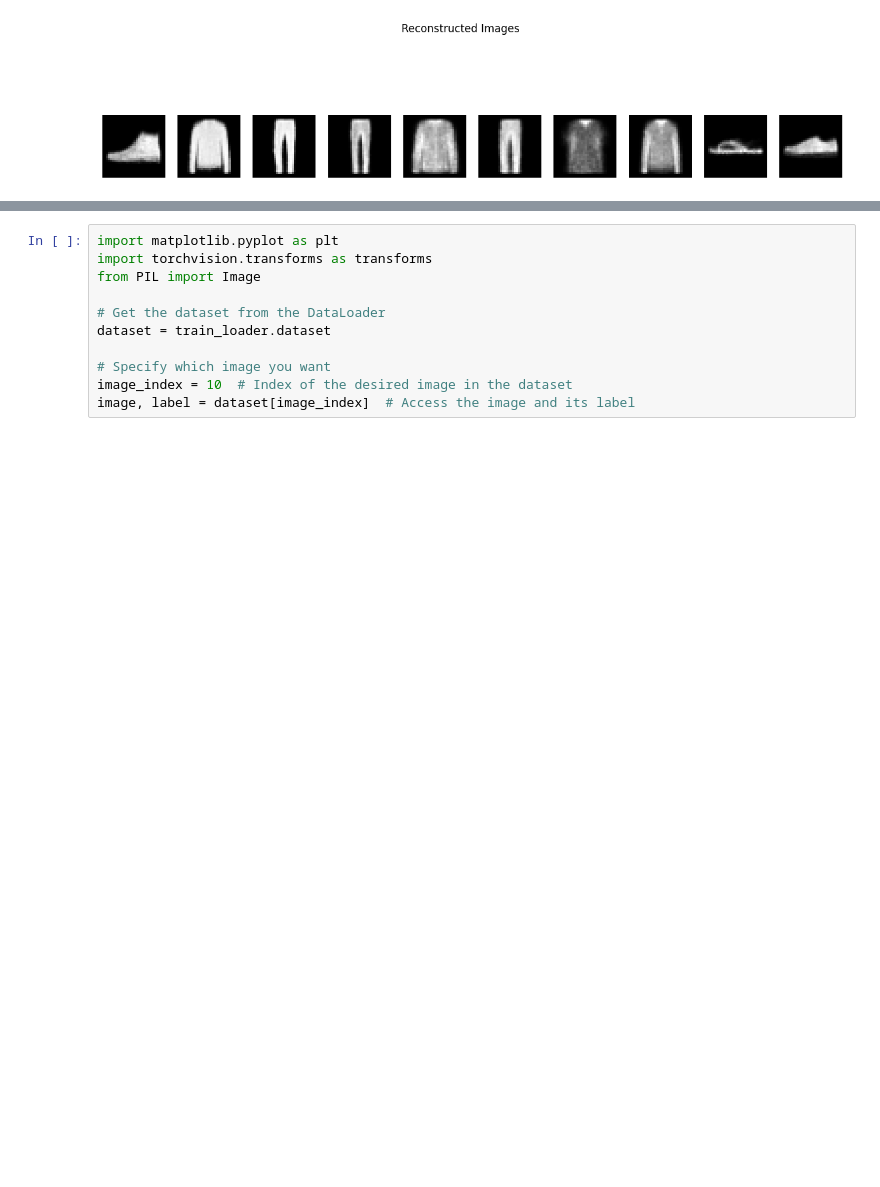
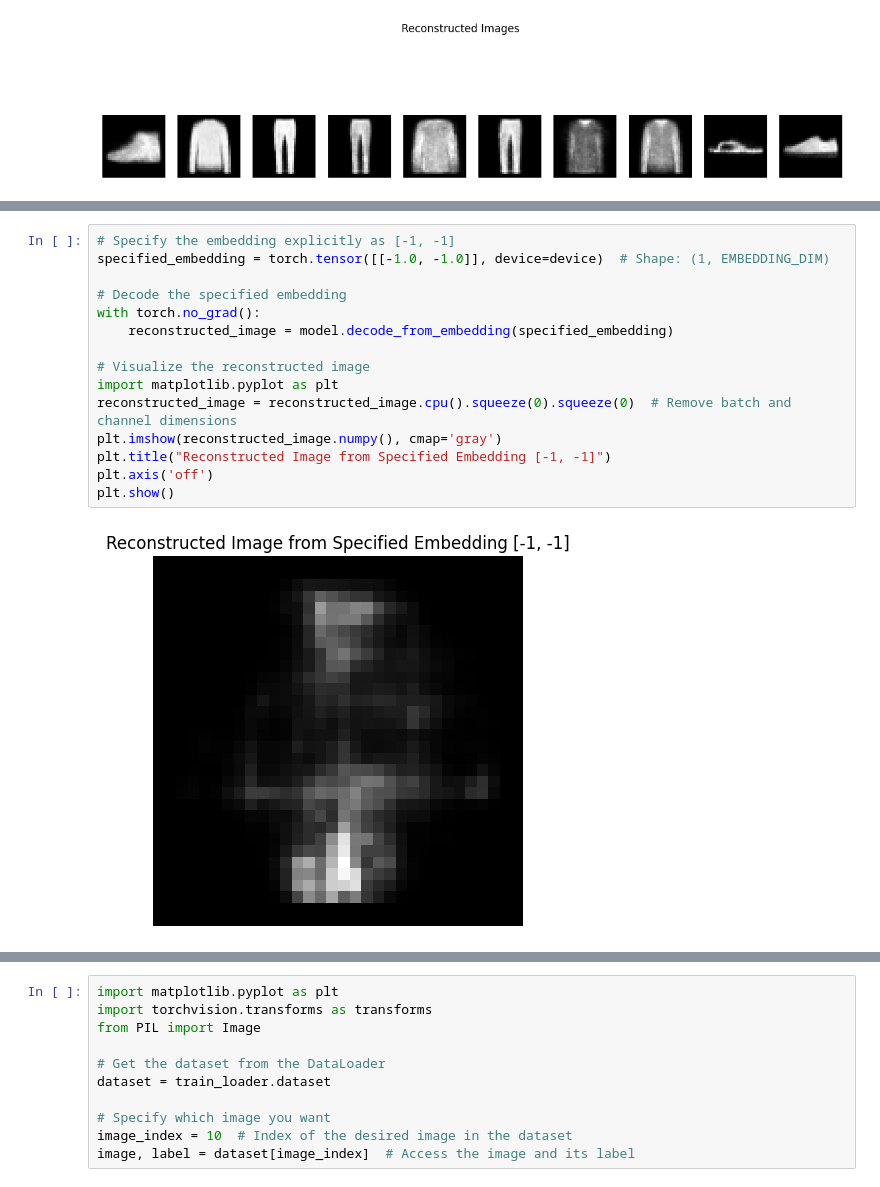
Before and after one commit to runtorain/GenerativeDeepLearning, a Jupyter notebook: 03_VAE_AutoEndcoder.ipynb, the cells around one changed output, grey strips where cells are left out. Saved outputs shown, nothing was run; the diff lists cells and outputs as text; blank space fills up the shorter version.

```diff
--- a/03_VAE_AutoEndcoder.ipynb
+++ b/03_VAE_AutoEndcoder.ipynb
@@ -242,0 +367,17 @@ plt.show()
+# %%
+# Specify the embedding explicitly as [-1, -1]
+specified_embedding = torch.tensor([[-1.0, -1.0]], device=device)  # Shape: (1, EMBEDDING_DIM)
+
+# Decode the specified embedding
+with torch.no_grad():
+    reconstructed_image = model.decode_from_embedding(specified_embedding)
+
+# Visualize the reconstructed image
+import matplotlib.pyplot as plt
+reconstructed_image = reconstructed_image.cpu().squeeze(0).squeeze(0)  # Remove batch and channel dimensions
+plt.imshow(reconstructed_image.numpy(), cmap='gray')
+plt.title("Reconstructed Image from Specified Embedding [-1, -1]")
+plt.axis('off')
+plt.show()
+# %% [output]
+[figure, added]
```
Also changed, not shown: parts of 28 cells of this notebook.
